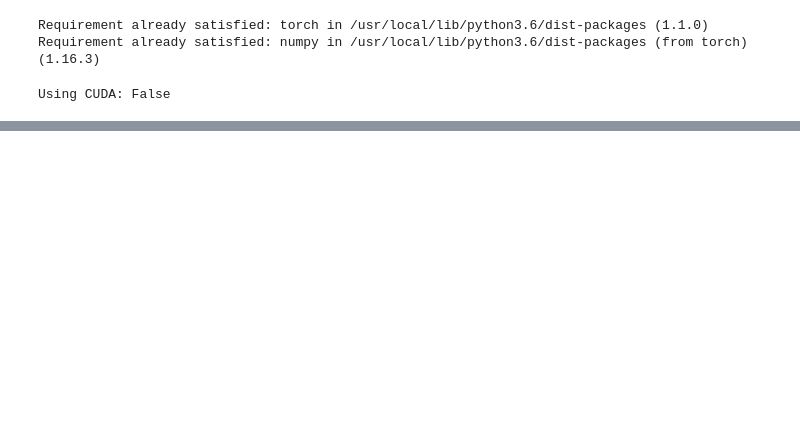
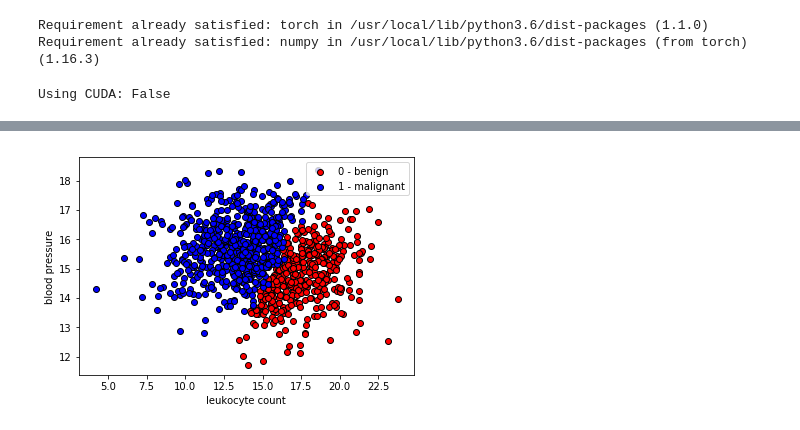
Before and after one commit to haokeliu/colaboratory, a Jupyter notebook: DeepLearn_Notes/数据和模型.ipynb, the cells around one changed output, grey strips where cells are left out. Saved outputs shown, nothing was run; the diff lists cells and outputs as text; code cells hidden in the pictures; blank space fills up the shorter version.

```diff
--- a/DeepLearn_Notes/数据和模型.ipynb
+++ b/DeepLearn_Notes/数据和模型.ipynb
@@ -46,0 +57,4 @@ Using CUDA: False
+# %%
+# Raw data
+df = pd.read_csv(args.data_file, header =0)
+df.head()
@@ -46,0 +68,15 @@ Using CUDA: False
+# %%
+def plot_tumors(df):
+    i = 0; colors=['r', 'b']
+    for name, group in df.groupby("tumor"):
+        plt.scatter(group.leukocyte_count, group.blood_pressure, edgecolors='k',
+                   color=colors[i]); i += 1
+    plt.xlabel('leukocyte count')
+    plt.ylabel('blood pressure')
+    plt.legend(['0 - benign', '1 - malignant'], loc="upper right")
+    plt.show()
+# %%
+# Plot data
+plot_tumors(df)
+# %% [output]
+[figure, added]
```
Also changed, not shown: parts of 3 cells of this notebook.
